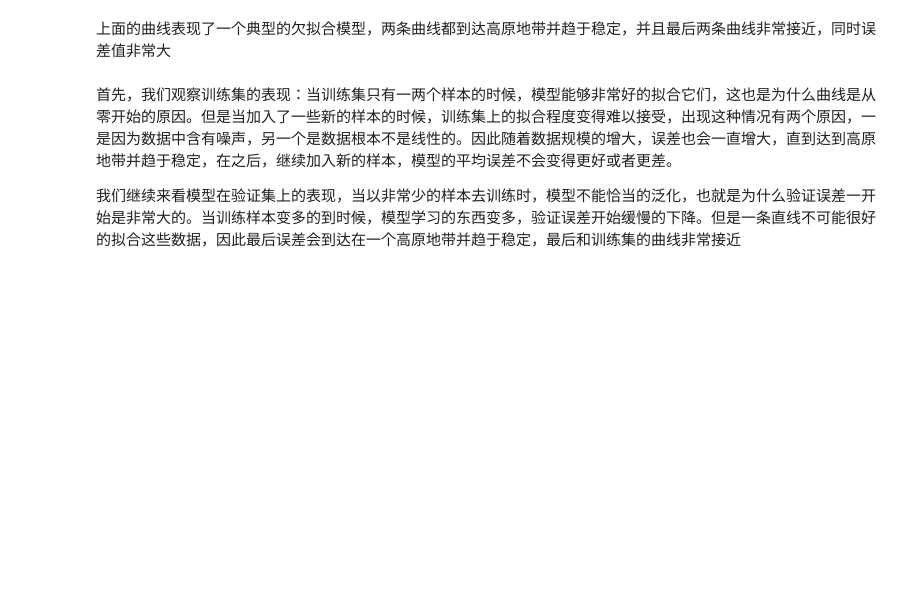
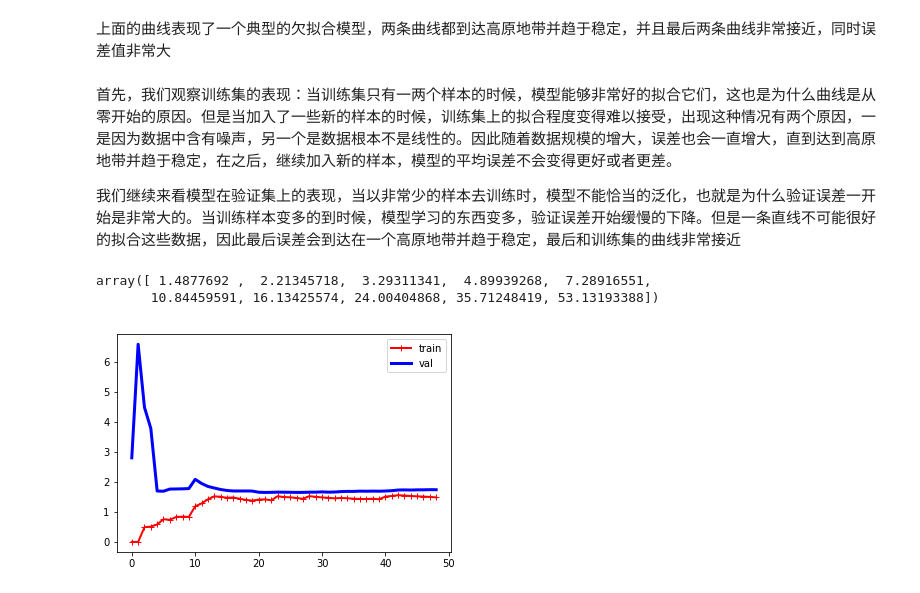
Before and after one commit to lyx599/Hands_on_machine_learning_with_scikit_learn_and_tensorflow, a Jupyter notebook: ex2_classification/Linear_regression.ipynb, the cells around one changed output. Drawn from its saved outputs; the diff is of its cells as text; code cells hidden in the pictures; blank space fills up the shorter version.

```diff
--- a/ex2_classification/Linear_regression.ipynb
+++ b/ex2_classification/Linear_regression.ipynb
@@ -198,3 +198,15 @@ plot_learning_curves(lin_reg,X,y)
 首先，我们观察训练集的表现：当训练集只有一两个样本的时候，模型能够非常好的拟合它们，这也是为什么曲线是从零开始的原因。但是当加入了一些新的样本的时候，训练集上的拟合程度变得难以接受，出现这种情况有两个原因，一是因为数据中含有噪声，另一个是数据根本不是线性的。因此随着数据规模的增大，误差也会一直增大，直到达到高原地带并趋于稳定，在之后，继续加入新的样本，模型的平均误差不会变得更好或者更差。
 
 我们继续来看模型在验证集上的表现，当以非常少的样本去训练时，模型不能恰当的泛化，也就是为什么验证误差一开始是非常大的。当训练样本变多的到时候，模型学习的东西变多，验证误差开始缓慢的下降。但是一条直线不可能很好的拟合这些数据，因此最后误差会到达在一个高原地带并趋于稳定，最后和训练集的曲线非常接近
+# %%
+poly_features = PolynomialFeatures(degree=10,include_bias=False)
+X_poly_10 = poly_features.fit_transform(X)
+X_poly_10[0]
+# %% [output]
+array([ 1.4877692 ,  2.21345718,  3.29311341,  4.89939268,  7.28916551,
+       10.84459591, 16.13425574, 24.00404868, 35.71248419, 53.13193388])
+# %%
+lin_reg = LinearRegression()
+plot_learning_curves(lin_reg,X,y)
+# %% [output]
+[figure, added]
```
Also changed, not shown: parts of 42 cells of this notebook, 3 other files.
